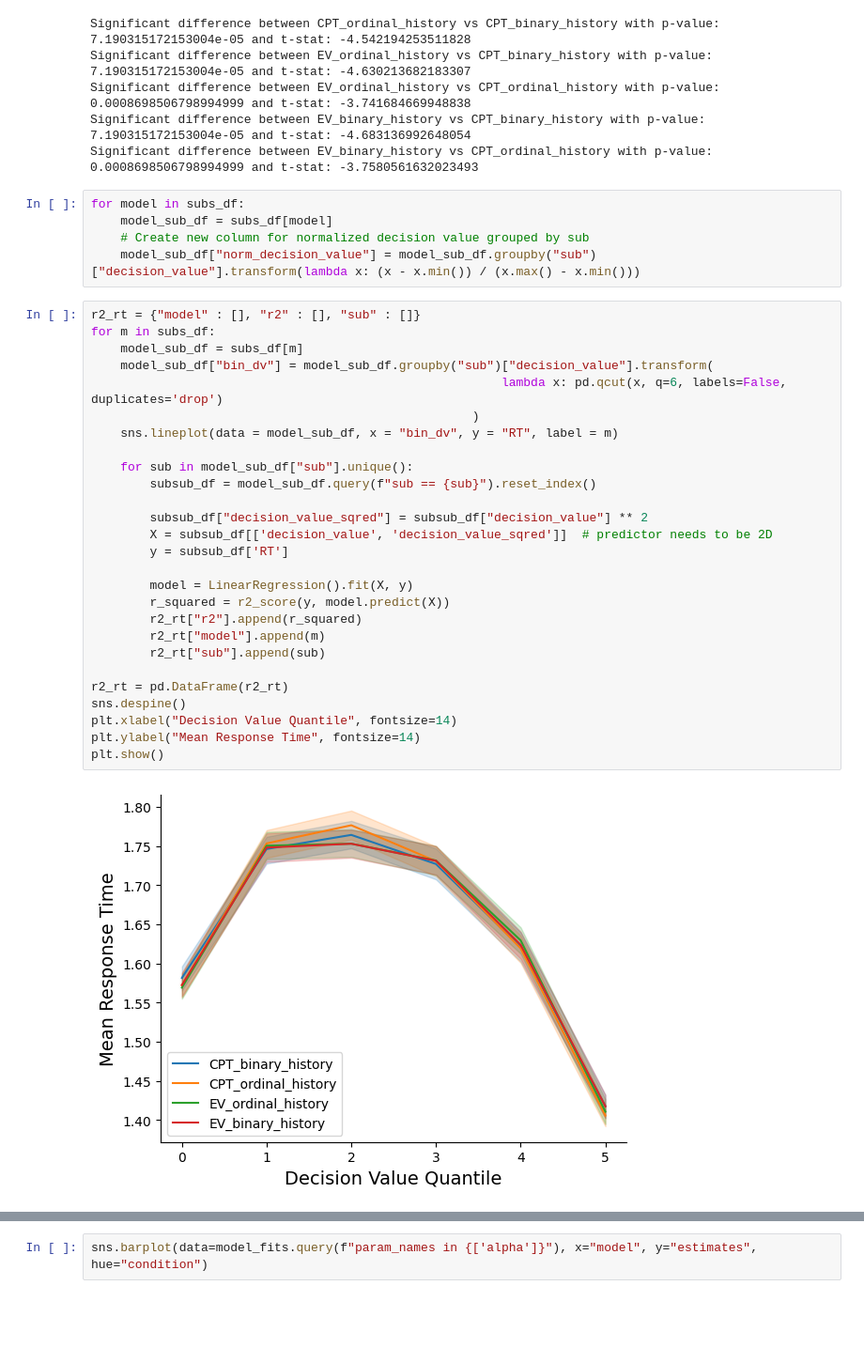
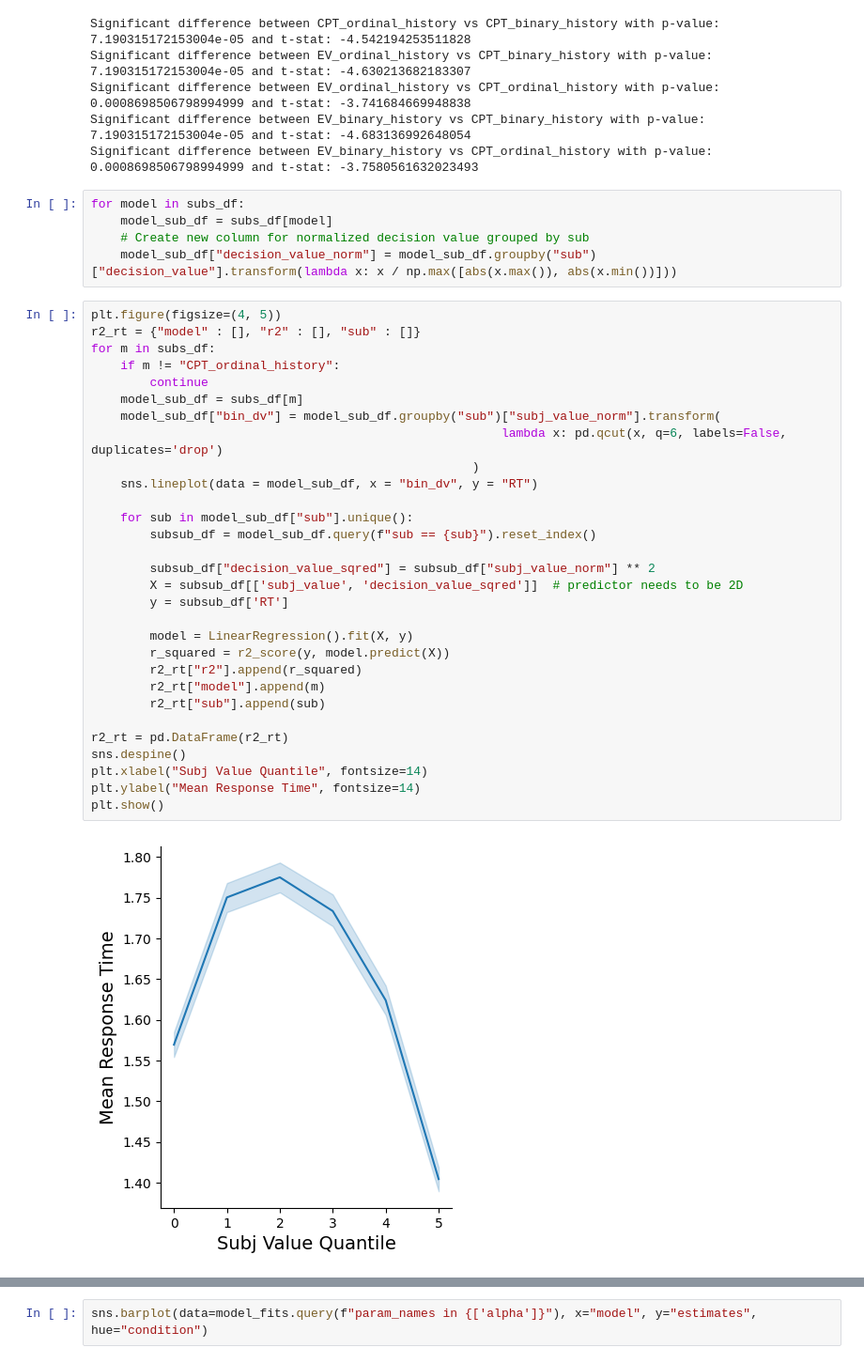
Before and after one commit to GusStgoReyes/riskyneuroarousal, a Jupyter notebook: data/1fits.ipynb, the cells around one changed output, grey strips where cells are left out. Shown at 94% size. Saved outputs shown, nothing was run; the diff lists cells and outputs as text; blank space fills up the shorter version.

```diff
--- a/data/1fits.ipynb
+++ b/data/1fits.ipynb
@@ -118,36 +118,39 @@ Significant difference between EV_binary_history vs CPT_ordinal_history with p-v
 for model in subs_df:
     model_sub_df = subs_df[model]
     # Create new column for normalized decision value grouped by sub
-    model_sub_df["norm_decision_value"] = model_sub_df.groupby("sub")["decision_value"].transform(lambda x: (x - x.min()) / (x.max() - x.min()))
+    model_sub_df["decision_value_norm"] = model_sub_df.groupby("sub")["decision_value"].transform(lambda x: x / np.max([abs(x.max()), abs(x.min())]))
 # %%
+plt.figure(figsize=(4, 5))
 r2_rt = {"model" : [], "r2" : [], "sub" : []}
 for m in subs_df:
+    if m != "CPT_ordinal_history":
+        continue
     model_sub_df = subs_df[m]
-    model_sub_df["bin_dv"] = model_sub_df.groupby("sub")["decision_value"].transform(
+    model_sub_df["bin_dv"] = model_sub_df.groupby("sub")["subj_value_norm"].transform(
                                                         lambda x: pd.qcut(x, q=6, labels=False, duplicates='drop')
                                                     )
-    sns.lineplot(data = model_sub_df, x = "bin_dv", y = "RT", label = m)
+    sns.lineplot(data = model_sub_df, x = "bin_dv", y = "RT")
 
     for sub in model_sub_df["sub"].unique():
         subsub_df = model_sub_df.query(f"sub == {sub}").reset_index()
 
-        subsub_df["decision_value_sqred"] = subsub_df["decision_value"] ** 2
-        X = subsub_df[['decision_value', 'decision_value_sqred']]  # predictor needs to be 2D
+        subsub_df["decision_value_sqred"] = subsub_df["subj_value_norm"] ** 2
+        X = subsub_df[['subj_value', 'decision_value_sqred']]  # predictor needs to be 2D
         y = subsub_df['RT']
 
         model = LinearRegression().fit(X, y)
         r_squared = r2_score(y, model.predict(X))
         r2_rt["r2"].append(r_squared)
         r2_rt["model"].append(m)
         r2_rt["sub"].append(sub)
 
 r2_rt = pd.DataFrame(r2_rt)
 sns.despine()
-plt.xlabel("Decision Value Quantile", fontsize=14)
+plt.xlabel("Subj Value Quantile", fontsize=14)
 plt.ylabel("Mean Response Time", fontsize=14)
 plt.show()
 # %% [output]
-[figure, old version]
+[figure, new version]
 # %%
 p_values = []
 t_stats = []
```
Also changed, not shown: parts of 13 cells of this notebook, 13 other files.
